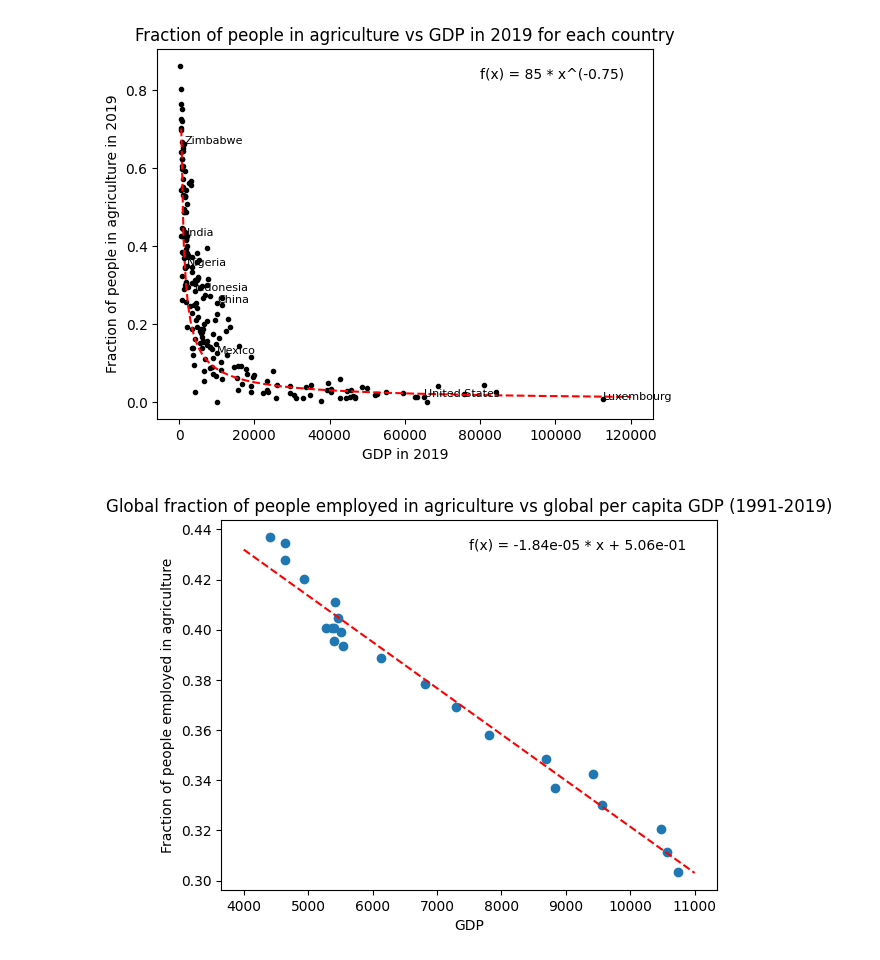
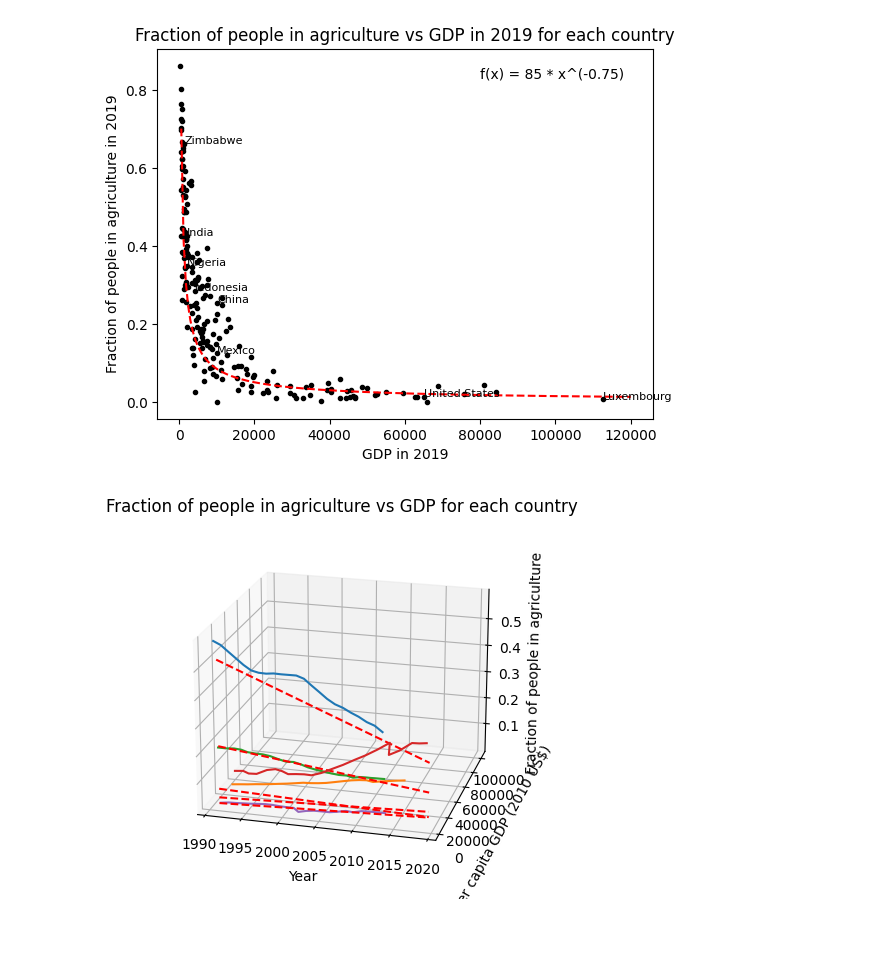
Before and after one commit to carnegie/clab_cooling_deficit_index, a Jupyter notebook: experiencedT.ipynb, the cells around one changed output. Drawn from its saved outputs; the diff is of its cells as text; code cells hidden in the pictures; blank space fills up the shorter version.

Commit message:
New approach with gridded data

```diff
--- a/experiencedT.ipynb
+++ b/experiencedT.ipynb
@@ -72,9 +72,10 @@ frac_people_aggr_world = frac_people_aggr.loc['World']
 # print(frac_people_aggr_world)
 
 # combine data sources
-df = pd.concat([gdp_world, cdd_world], axis=1)
-df = pd.concat([df, hdd_world], axis=1)
-df = pd.concat([df, frac_people_aggr_world], axis=1)
+df = pd.concat([gdp, cdd], axis=1)
+# df = pd.concat([df, hdd], axis=1)
+df = pd.concat([df, frac_people_aggr], axis=1)
 df.dropna(inplace=True)
+pd.set_option('display.max_rows', None)
 print(df)
 # %% [output]
@@ -159,29 +159,57 @@ for country in ['China', 'India', 'United States', 'Indonesia', 'Nigeria', 'Mexi
 # %% [output]
 [figure]
 # %%
-fig, ax = plt.subplots()
-ax.scatter(df['GDP'], df['share_employed_agri']/100.)
-ax.set_xlabel('GDP')
-ax.set_ylabel('Fraction of people employed in agriculture')
+
+ax = plt.figure().add_subplot(projection='3d')
 
 # Fit function
 from scipy.optimize import curve_fit
-def func(x, a, b):
-    return a*x + b
+def func(x, a, b, c):
+    return a*x[0] + b*x[1] + c
 
-# Fit function to data
-popt, pcov = curve_fit(func, df['GDP'], df['share_employed_agri']/100.)
-plot_x = np.linspace(4e3, 1.1e4, 200)
-ax.plot(plot_x, func(plot_x, *popt), color='r', linestyle='--')
-ax.text(0.5, 0.95, 'f(x) = {:.2e} * x + {:.2e}'.format(popt[0], popt[1]), transform=ax.transAxes, fontsize=10, verticalalignment='top')
-ax.title.set_text('Global fraction of people employed in agriculture vs global per capita GDP (1991-2019)')
 
-m = popt[0]
-b = popt[1]
+for country in ['China', 'United States', 'Mexico', 'Norway', 'Argentina']:#df.index.get_level_values(0).unique():
+    # ax.plot(df.loc[country]['GDP'], df.loc[country]['share_employed_agri']/100, marker='o', linestyle='--', markersize=1, linewidth=0.3, alpha=0.6)
+    # Plot fraction of people in agriculture z as a function of GDP x and year y
+    ax.plot(df.loc[country].index.get_level_values('Year'), df.loc[country]['GDP'], df.loc[country]['share_employed_agri']/100, zdir='z')
+    # Fit function to data
+    popt, pcov = curve_fit(func, [df.loc[country].index.get_level_values('Year'), df.loc[country]['GDP']], df.loc[country]['share_employed_agri']/100.)
+    plot_x = [np.linspace(1991, 2019, 200), np.linspace(4e3, 1.1e4, 200)]
+    ax.plot(plot_x[0], plot_x[1], func(plot_x, *popt), color='r', linestyle='--')
 
+ax.set_xlabel('Year')
+ax.set_ylabel('Per capita GDP (2010 US$)')
+ax.set_zlabel('Fraction of people in agriculture')
+
+ax.title.set_text('Fraction of people in agriculture vs GDP for each country')
+
+
+
+
+# # Fit function to data
+# popt, pcov = curve_fit(func, df['GDP'], df['share_employed_agri']/100.)
+# plot_x = np.linspace(4e3, 1.1e4, 200)
+# ax.plot(plot_x, func(plot_x, *popt), color='r', linestyle='--')
+# ax.text(0.5, 0.95, 'f(x) = {:.2e} * x + {:.2e}'.format(popt[0], popt[1]), transform=ax.transAxes, fontsize=10, verticalalignment='top')
+# ax.title.set_text('Global fraction of people employed in agriculture vs global per capita GDP (1991-2019)')
+
+# m = popt[0]
+# b = popt[1]
+
+# # Label some countries, place label at first year
+# for country in ['China', 'United States', 'Mexico', 'Norway', 'Argentina']:
+#     ax.text(df['GDP'].loc[country].iloc[0], df['share_employed_agri'].loc[country].iloc[0]/100., country, fontsize=6)
+
+
+# x axis log
+# ax.set_xscale('log')
+
+# plt.savefig('countries_frac_people_agriculture_vs_GDP.png', dpi=300, bbox_inches='tight')
+# Rotate view angle
+ax.view_init(elev=20, azim=285, roll=0)
 plt.show()
 # %% [output]
-[figure, old version]
+[figure, new version]
 # %%
 # Future projection of experienced CDD
 
```
Also changed, not shown: parts of 6 cells of this notebook, 4 other files.
